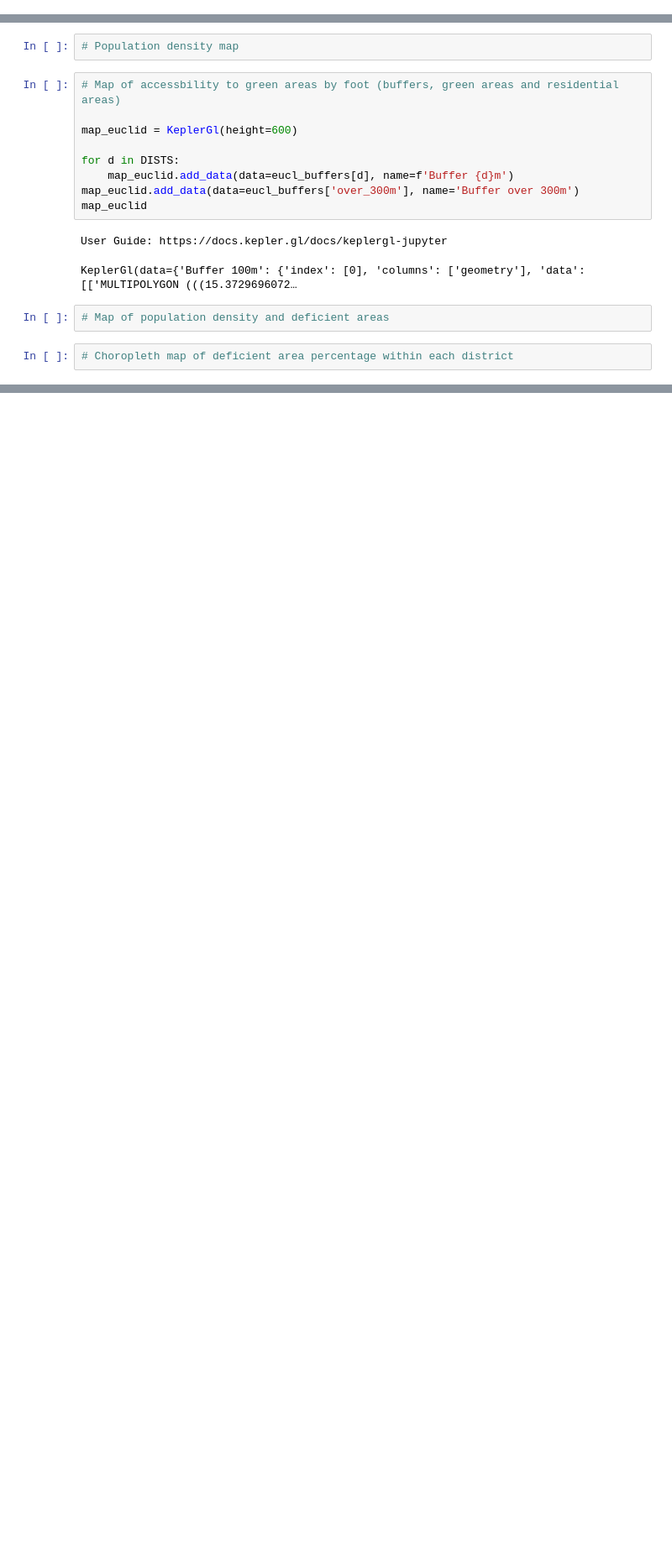
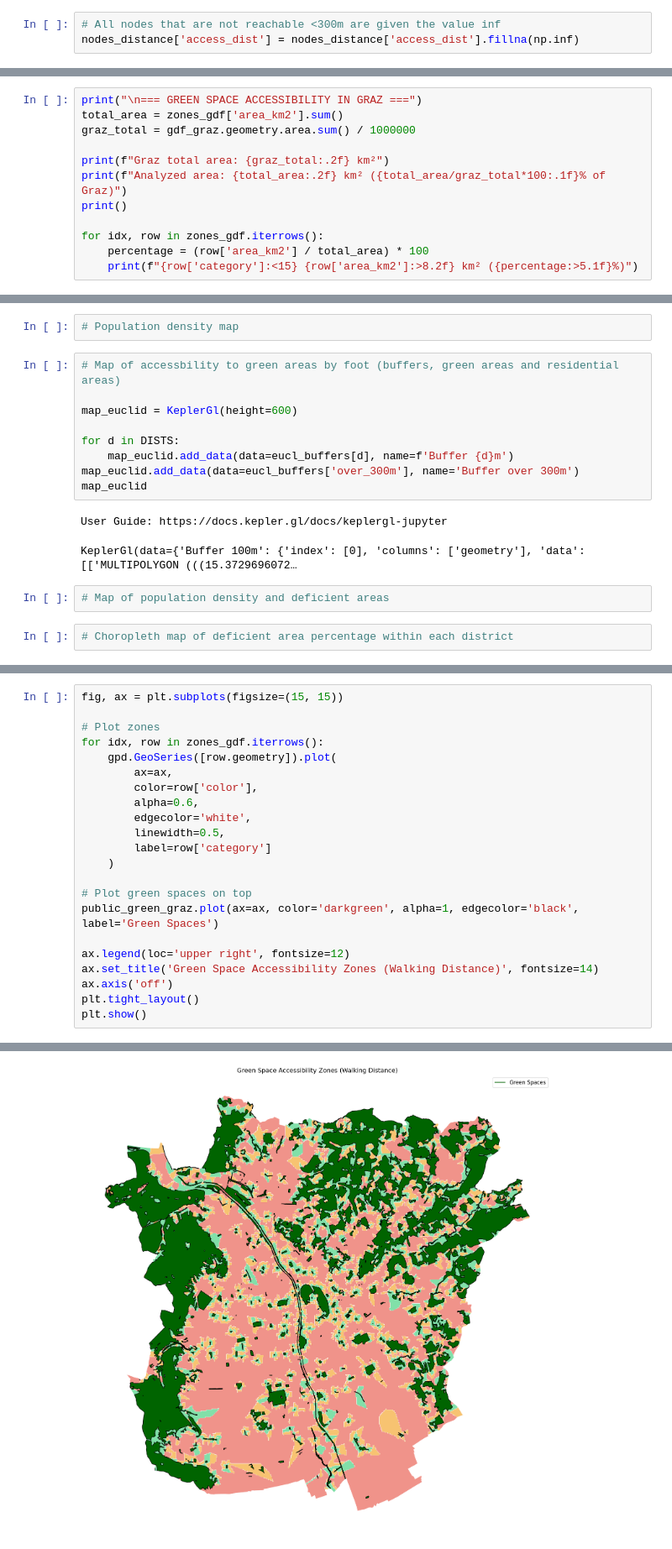
Before and after one commit to tobiashochreiter/Mid-Term-Project-GIS-Analysis-2, a Jupyter notebook: group4_midterm.ipynb, the cells around one changed output, grey strips where cells are left out. Shown at 84% size. Cells and saved outputs as stored; diff of their text form; blank space fills up the shorter version.

Commit message:
walking accessibility, general greennes, commenting

```diff
--- a/group4_midterm.ipynb
+++ b/group4_midterm.ipynb
@@ -799 +597,4 @@ nodes_distance
+# %%
+# All nodes that are not reachable <300m are given the value inf
+nodes_distance['access_dist'] = nodes_distance['access_dist'].fillna(np.inf)
 # %%
@@ -851,0 +927,12 @@ total surface area of public parks within a neighbourhood relative to population
+# %%
+print("\n=== GREEN SPACE ACCESSIBILITY IN GRAZ ===")
+total_area = zones_gdf['area_km2'].sum()
+graz_total = gdf_graz.geometry.area.sum() / 1000000
+
+print(f"Graz total area: {graz_total:.2f} km²")
+print(f"Analyzed area: {total_area:.2f} km² ({total_area/graz_total*100:.1f}% of Graz)")
+print()
+
+for idx, row in zones_gdf.iterrows():
+    percentage = (row['area_km2'] / total_area) * 100
+    print(f"{row['category']:<15} {row['area_km2']:>8.2f} km² ({percentage:>5.1f}%)")
@@ -875,0 +973,23 @@ KeplerGl(data={'Buffer 100m': {'index': [0], 'columns': ['geometry'], 'data': [[
+# %%
+fig, ax = plt.subplots(figsize=(15, 15))
+
+# Plot zones
+for idx, row in zones_gdf.iterrows():
+    gpd.GeoSeries([row.geometry]).plot(
+        ax=ax,
+        color=row['color'],
+        alpha=0.6,
+        edgecolor='white',
+        linewidth=0.5,
+        label=row['category']
+    )
+
+# Plot green spaces on top
+public_green_graz.plot(ax=ax, color='darkgreen', alpha=1, edgecolor='black', label='Green Spaces')
+
+ax.legend(loc='upper right', fontsize=12)
+ax.set_title('Green Space Accessibility Zones (Walking Distance)', fontsize=14)
+ax.axis('off')
+plt.tight_layout()
+plt.show()
+# %% [output]
@@ -875,0 +998 @@ KeplerGl(data={'Buffer 100m': {'index': [0], 'columns': ['geometry'], 'data': [[
+[figure, added]
```
Also changed, not shown: parts of 66 cells of this notebook.
